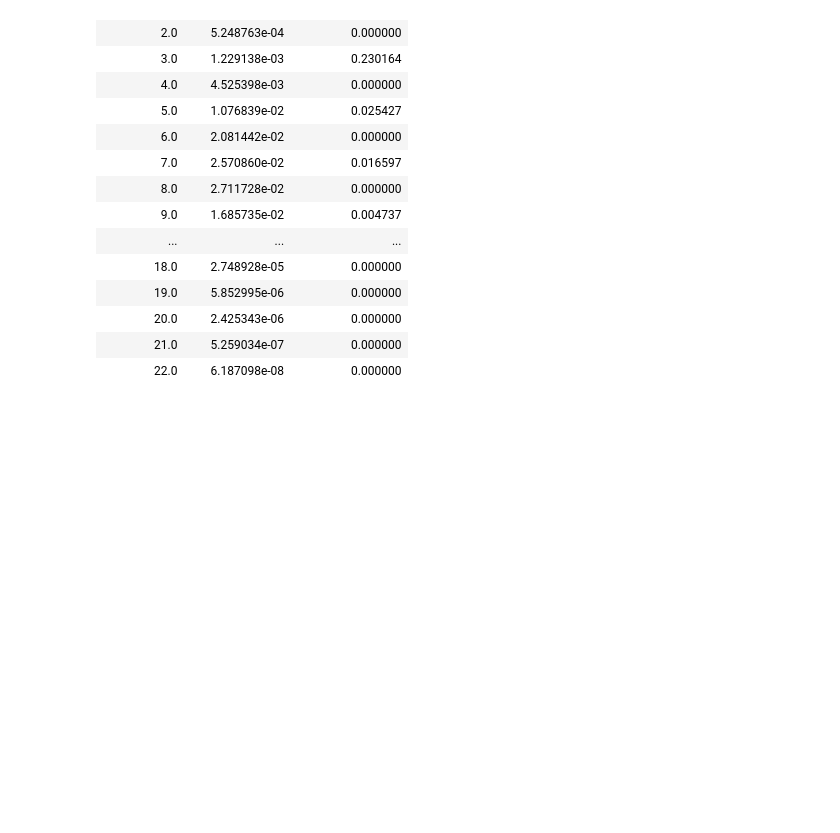
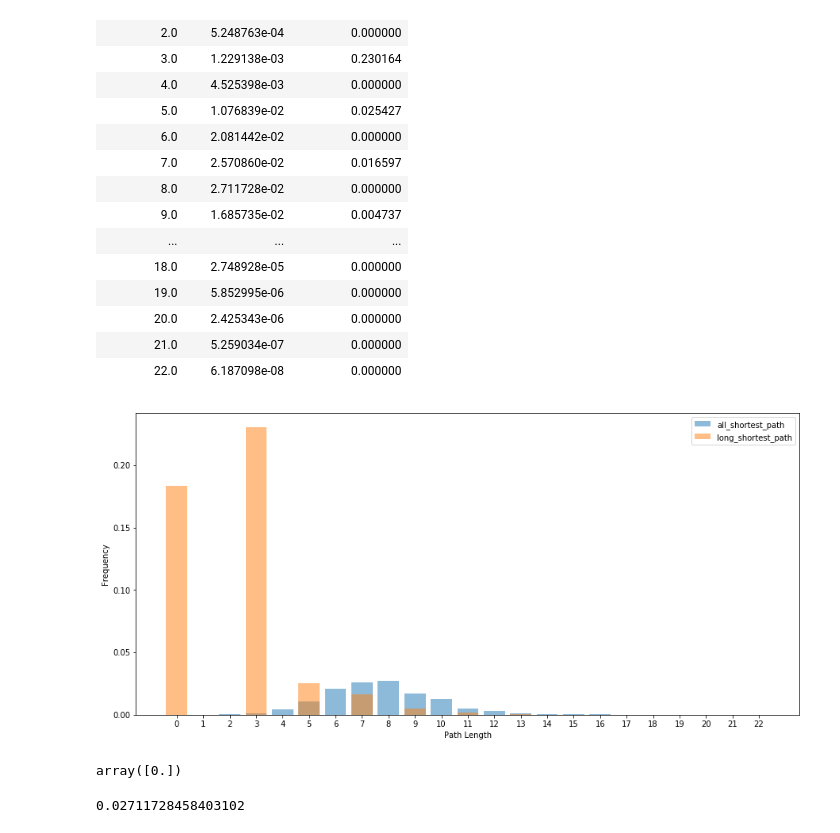
Before and after one commit to fhooton/DeepDrugRepurposer, a Jupyter notebook: Negative Sampling.ipynb, the cells around one changed output. Drawn from its saved outputs; the diff is of its cells as text; code cells hidden in the pictures; blank space fills up the shorter version.

```diff
--- a/Network Investigation.ipynb
+++ b/Negative Sampling.ipynb
@@ -621,3 +621,27 @@ seaborn_plot_df
 | 20.0 | 2.425343e-06 | 0.000000 |
 | 21.0 | 5.259034e-07 | 0.000000 |
 | 22.0 | 6.187098e-08 | 0.000000 |
+# %%
+#bins = np.linspace(0, max(seaborn_plot_df['long_shortest_path']))
+
+plt.figure(figsize = (15,7))
+plt.bar(seaborn_plot_df.index,
+        list(seaborn_plot_df['all_shortest_path']), alpha=0.5, label='all_shortest_path')
+plt.bar(seaborn_plot_df.index,
+         list(seaborn_plot_df['long_shortest_path']), alpha=0.5, label='long_shortest_path')
+
+plt.xlabel('Path Length')
+plt.ylabel('Frequency')
+plt.legend(loc='upper right')
+plt.xticks(np.arange(0, len(seaborn_plot_df['all_shortest_path']), 1.0))
+plt.show()
+# %% [output]
+[figure, added]
+# %%
+np.arange(0, max(seaborn_plot_df['all_shortest_path']), 1.0)
+# %% [output]
+array([0.])
+# %%
+max(seaborn_plot_df['all_shortest_path'])
+# %% [output]
+0.02711728458403102
```
Also changed, not shown: parts of 19 cells of this notebook, 1 other file.
